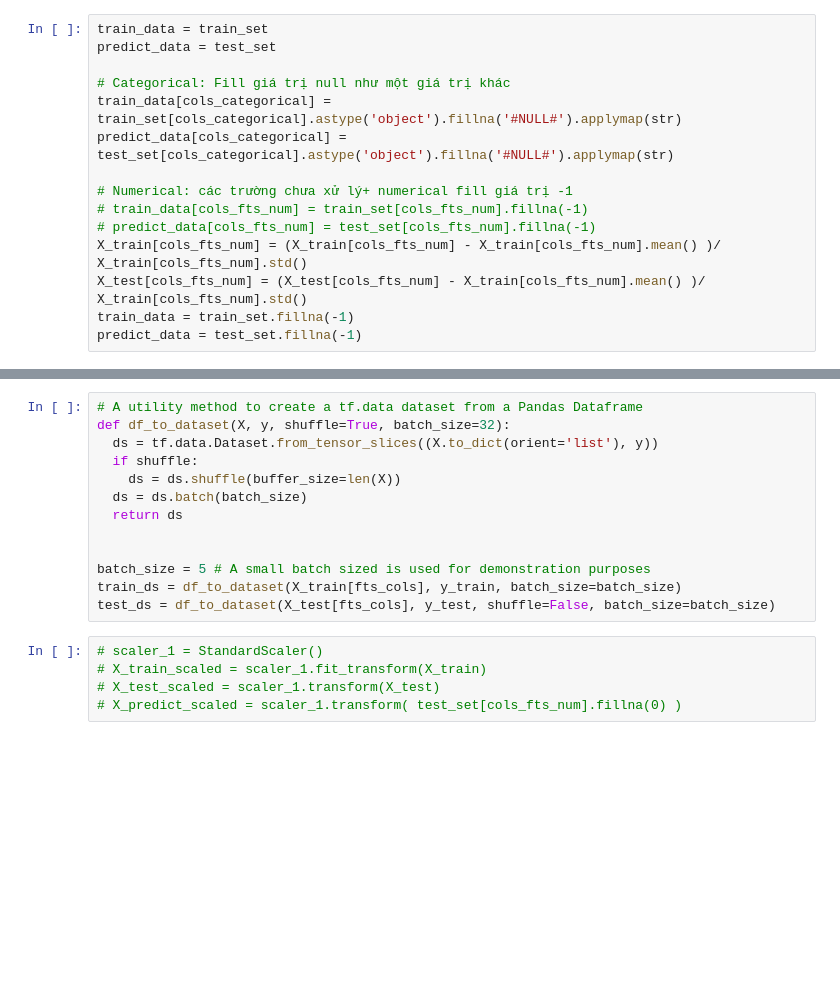
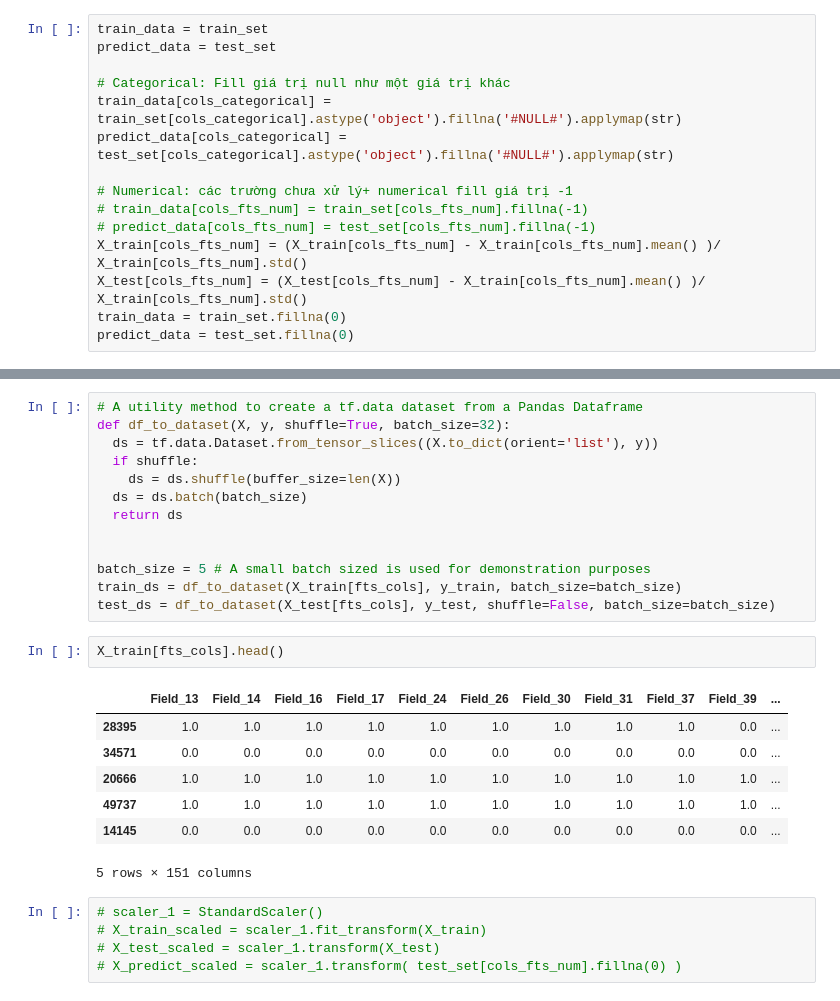
Before and after one commit to quanvu0996/compet, a Jupyter notebook: kalapa_4student_net2_tensorflow.ipynb, the cells around one changed output, grey strips where cells are left out. Cells and saved outputs as stored; diff of their text form; blank space fills up the shorter version.

```diff
--- a/kalapa_4student_net2_tensorflow.ipynb
+++ b/kalapa_4student_net2_tensorflow.ipynb
@@ -132,8 +132,8 @@ predict_data[cols_categorical] = test_set[cols_categorical].astype('object').fil
 # predict_data[cols_fts_num] = test_set[cols_fts_num].fillna(-1)
 X_train[cols_fts_num] = (X_train[cols_fts_num] - X_train[cols_fts_num].mean() )/ X_train[cols_fts_num].std()
 X_test[cols_fts_num] = (X_test[cols_fts_num] - X_train[cols_fts_num].mean() )/ X_train[cols_fts_num].std()
-train_data = train_set.fillna(-1)
-predict_data = test_set.fillna(-1)
+train_data = train_set.fillna(0)
+predict_data = test_set.fillna(0)
 # %% [markdown]
 Định nghĩa features
 # %%
@@ -190,6 +190,16 @@ def df_to_dataset(X, y, shuffle=True, batch_size=32):
 batch_size = 5 # A small batch sized is used for demonstration purposes
 train_ds = df_to_dataset(X_train[fts_cols], y_train, batch_size=batch_size)
 test_ds = df_to_dataset(X_test[fts_cols], y_test, shuffle=False, batch_size=batch_size)
+# %%
+X_train[fts_cols].head()
+# %% [output]
+|  | Field_13 | Field_14 | Field_16 | Field_17 | Field_24 | Field_26 | Field_30 | Field_31 | Field_37 | Field_39 | ... |
+| 28395 | 1.0 | 1.0 | 1.0 | 1.0 | 1.0 | 1.0 | 1.0 | 1.0 | 1.0 | 0.0 | ... |
+| 34571 | 0.0 | 0.0 | 0.0 | 0.0 | 0.0 | 0.0 | 0.0 | 0.0 | 0.0 | 0.0 | ... |
+| 20666 | 1.0 | 1.0 | 1.0 | 1.0 | 1.0 | 1.0 | 1.0 | 1.0 | 1.0 | 1.0 | ... |
+| 49737 | 1.0 | 1.0 | 1.0 | 1.0 | 1.0 | 1.0 | 1.0 | 1.0 | 1.0 | 1.0 | ... |
+| 14145 | 0.0 | 0.0 | 0.0 | 0.0 | 0.0 | 0.0 | 0.0 | 0.0 | 0.0 | 0.0 | ... |
+5 rows × 151 columns
 # %%
 # scaler_1 = StandardScaler()
 # X_train_scaled = scaler_1.fit_transform(X_train)
```
Also changed, not shown: parts of 1 cell of this notebook.
